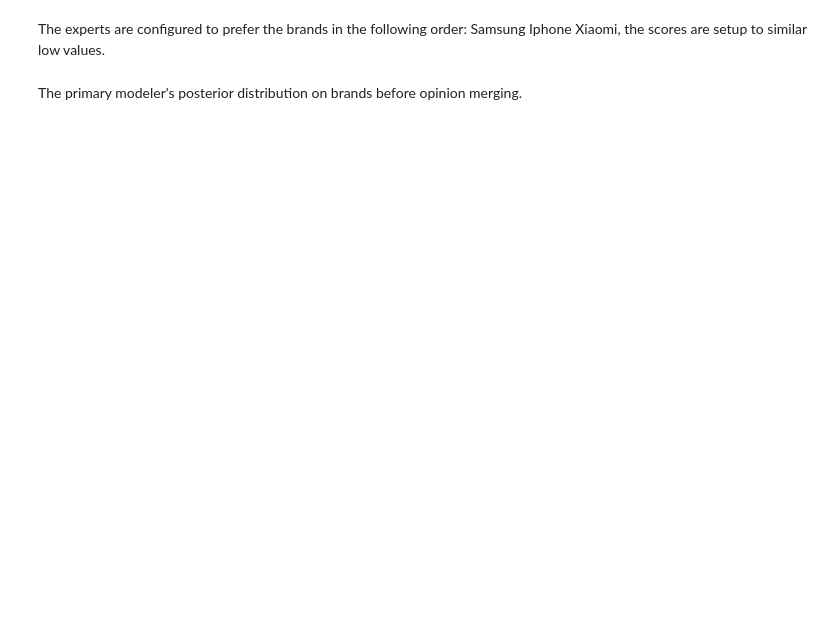
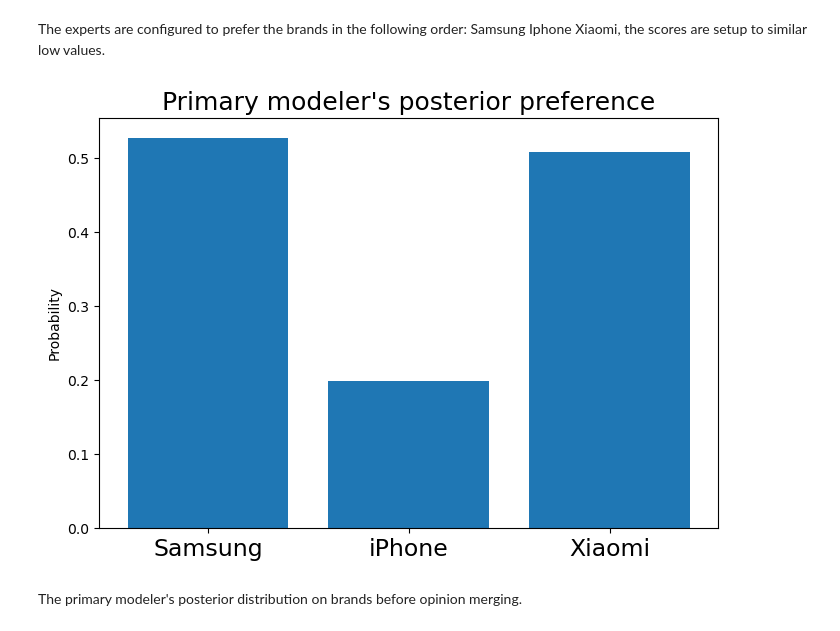
Before and after one commit to Ruzejjur/TMoCOBoT_python, a Jupyter notebook: code/main/Main.ipynb, the cells around one changed output. Cells and saved outputs as stored; diff of their text form; code cells hidden in the pictures; blank space fills up the shorter version.

```diff
--- a/code/main/Main.ipynb
+++ b/code/main/Main.ipynb
@@ -66,5 +525,70 @@ Comment on this result are at the end of this section.
 The experts are configured to prefer the brands in the following order:
                       Samsung  Iphone  Xiaomi,
 the scores are setup to similar low values.
+# %%
+# Simulated experts for SAMSUNG
+samsung_experts = [
+    [3, 4, 4], [3, 4, 4], [4, 4, 4], [4, 3, 3], [4, 3, 3],
+    [4, 4, 1], [4, 1, 4], [4, 3, 4], [4, 5, 4], [4, 4, 3]
+]
+
+# Simulated experts for IPHONE
+iphone_experts = [
+    [4, 4, 4], [4, 3, 4], [4, 4, 4], [4, 4, 2], [4, 3, 4],
+    [3, 4, 1], [4, 4, 4], [2, 4, 4], [1, 4, 4], [3, 2, 1]
+]
+
+# Simulated experts for XIAOMI
+xiaomi_experts = [
+    [4, 4, 4], [4, 4, 4], [3, 5, 4], [4, 4, 4], [2, 1, 4],
+    [4, 4, 5], [3, 4, 2], [4, 3, 4], [4, 4, 1], [1, 2, 3]
+]
+
+# Placeholder data for primary modelers scores and other parameters
+the_primary_modelers_scores = np.array([
+    [5, 4, 5],
+    [6, 5, 6],
+    [4, 4, 3]
+])
+
+opinion_certainty = np.array([1, 1, 1])
+apply_certainty = False
+n_of_responders = np.array([10, 10, 10])
+Trust_matrix = np.ones((3, 10))
+score_preference = np.array([4, 4, 4])
+P_I_B = np.array([2, 2, 2])
+P_I_B = P_I_B / np.sum(P_I_B)
+score_range_size = 6
+low_weight_for_unselected_features = 0.01
+
+# Calling the function with the provided data
+The_primary_modelers_aposterior_old, The_primary_modelers_aposterior_updated = simulated_example(
+    the_primary_modelers_scores, opinion_certainty, apply_certainty, n_of_responders, Trust_matrix,
+    score_preference, P_I_B, score_range_size, low_weight_for_unselected_features,
+    *samsung_experts, *iphone_experts, *xiaomi_experts
+)
+
+# Create a figure window
+plt.figure(figsize=(7, 5))
+
+# The primary modelers' updated aposteriori distribution on brands:
+plt.bar(['Samsung', 'iPhone', 'Xiaomi'], The_primary_modelers_aposterior_updated)
+
+# Set the names of the variables
+plt.xticks(fontsize=17)
+
+# Show the plot
+plt.ylabel('Probability')
+plt.title("Primary modeler's posterior preference", fontsize=18)
+
+# Save the plot
+save_path = os.path.join('..', 'Bar_charts', 'figure_2.png')
+plt.tight_layout()
+plt.savefig(save_path)
+
+# Display the plot
+plt.show()
+# %% [output]
+[figure, added]
 # %% [markdown]
 The primary modeler's posterior distribution on brands before opinion merging.
```
Also changed, not shown: parts of 47 cells of this notebook, 1 other file.
